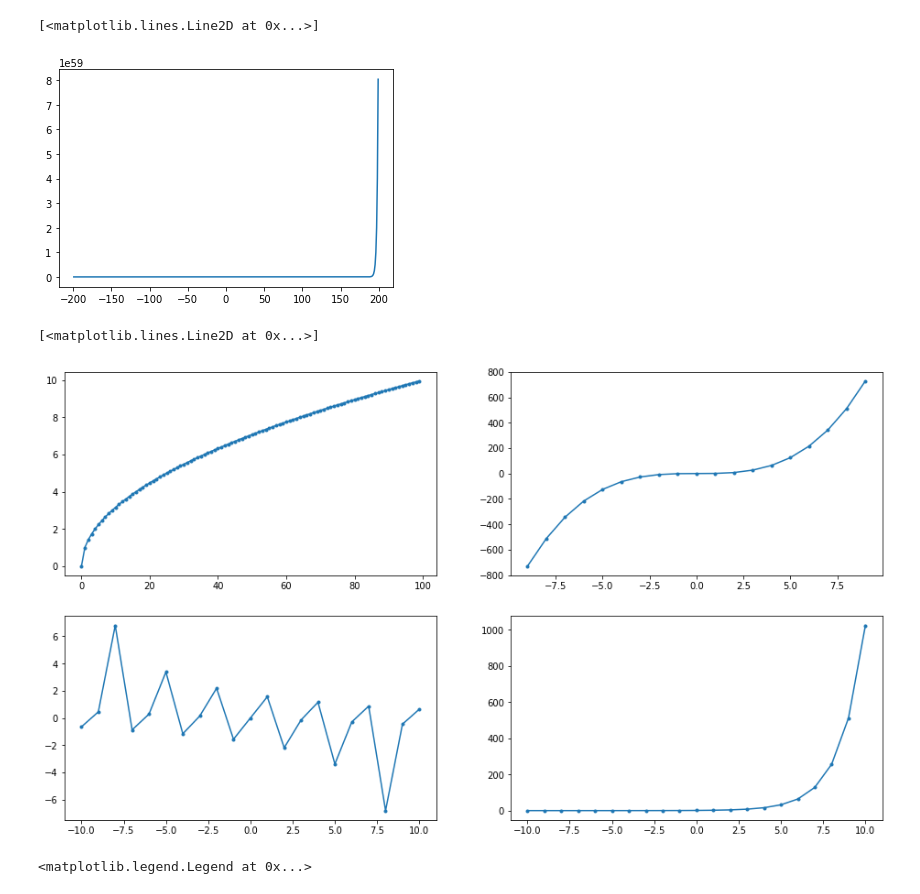
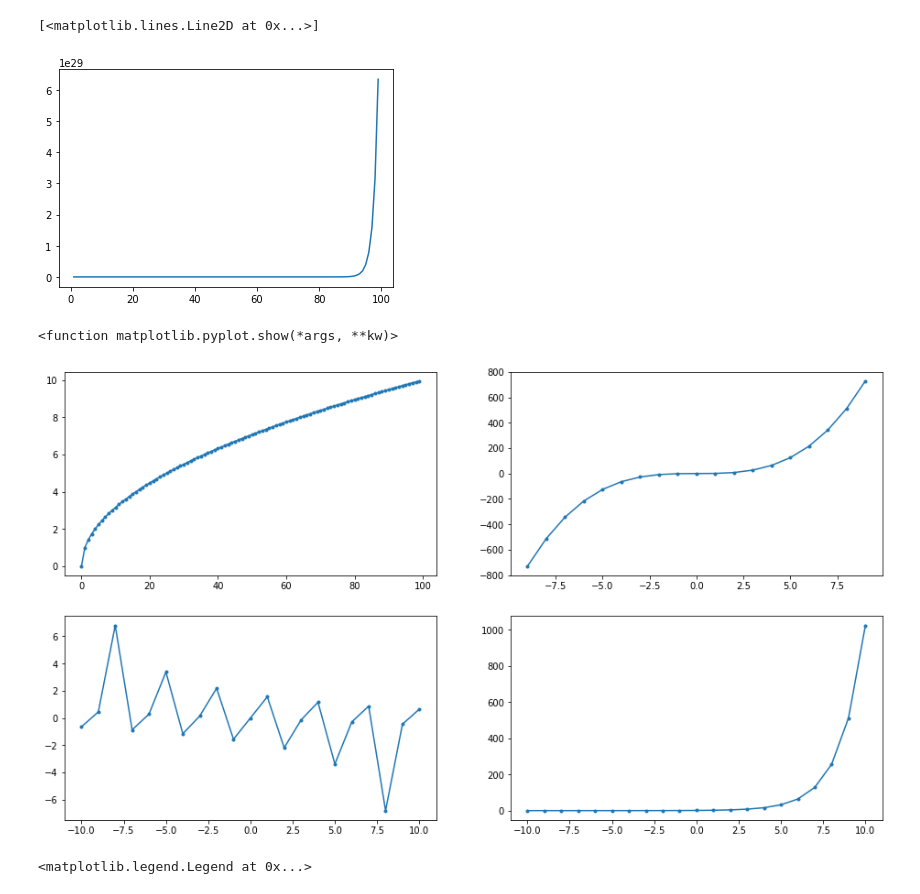
Before and after one commit to aleclhartman/python-exercises, a Jupyter notebook: 4.8.2_matplotlib_exercises.ipynb, the cells around one changed output. Drawn from its saved outputs; the diff is of its cells as text; code cells hidden in the pictures.

```diff
--- a/4.8.2_matplotlib_exercises.ipynb
+++ b/4.8.2_matplotlib_exercises.ipynb
@@ -39,11 +95,12 @@ plt.plot(x, y)
 # %%
-x = range(-199,200)
-y = [2**x for x in x]
+x = range(1,100)
+y = [2**n for n in x]
 
+# plt.yscale("log")
 plt.plot(x, y)
 # %% [output]
 [<matplotlib.lines.Line2D at 0x...>]
-[figure, old version]
+[figure, new version]
 # %%
 plt.figure(figsize=(16, 9))
 
@@ -66,8 +123,9 @@ plt.subplot(2, 2, 4)
 x = range(-10,11)
 y = [2**x for x in x]
 plt.plot(x, y, marker=".")
+plt.show
 # %% [output]
-[<matplotlib.lines.Line2D at 0x...>]
+<function matplotlib.pyplot.show(*args, **kw)>
 [figure]
 # %%
 x1 = range(-10,11)
```
Also changed, not shown: parts of 7 cells of this notebook, 1 other file.
